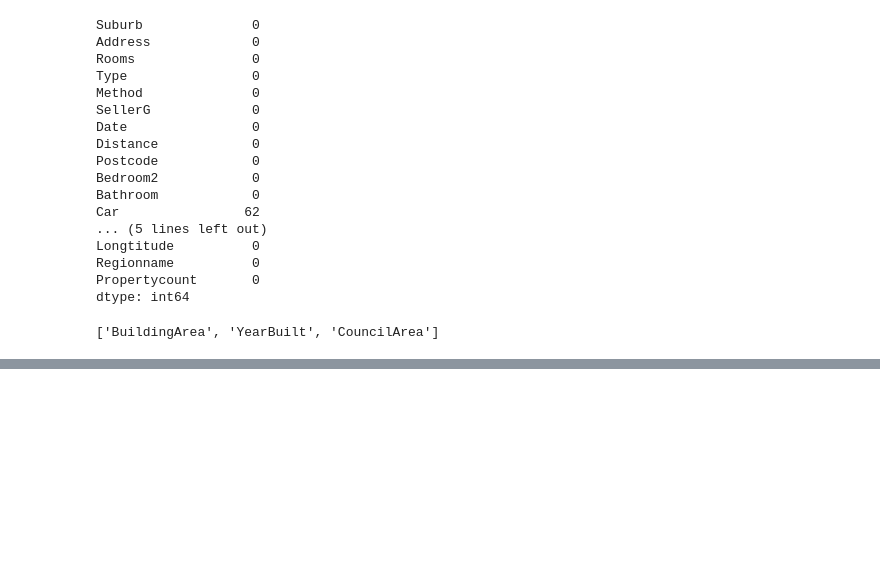
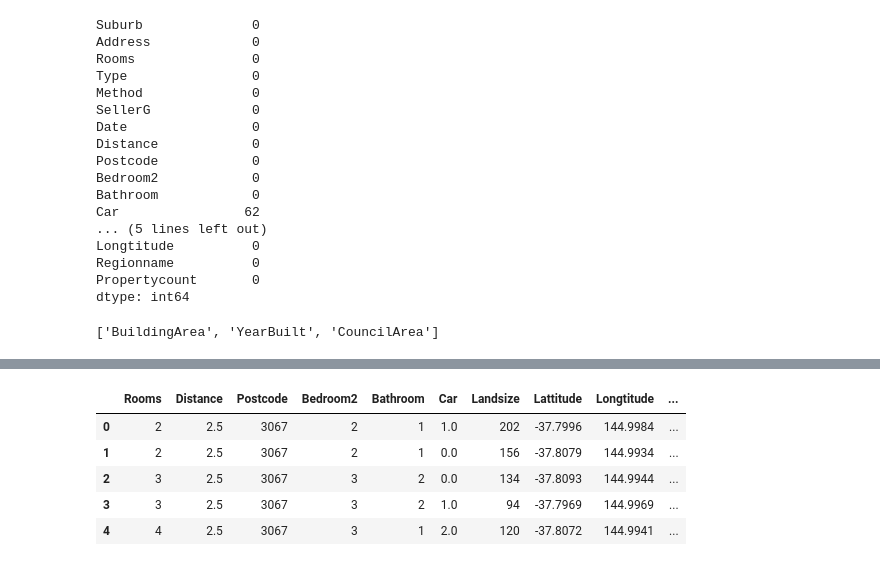
Before and after one commit to georgek2/Decision_Tree, a Jupyter notebook: model_three.ipynb, the cells around one changed output, grey strips where cells are left out. Saved outputs shown, nothing was run; the diff lists cells and outputs as text; code cells hidden in the pictures; blank space fills up the shorter version.

```diff
--- a/model_three.ipynb
+++ b/model_three.ipynb
@@ -49,0 +86,5 @@ them
+# %%
+# Columns with many unique values
+
+bad_cols = ['Suburb', 'Address', 'SellerG', 'Date']
+bad_cols
@@ -49,0 +93,6 @@ them
+# %%
+sub_set = sub_set.drop(bad_cols, axis=1)
+
+# Columns with low cardinality
+
+sub_set.head()
@@ -49,0 +106,11 @@ them
+# %%
+# Now lets label encode the sub_set with the good columns
+
+encoder = LabelEncoder()
+
+encoded_sub = sub_set.copy()
+
+for col in sub_set.columns:
+    encoded_sub[col] = encoder.fit_transform(sub_set[col])
+
+encoded_sub.head()
@@ -50 +137,14 @@ them
+# %%
+# Concat X with the encoded good columns
+
+new_X = pd.concat([new_X, encoded_sub], axis=1)
+
+new_X.head()
+# %% [output]
+|  | Rooms | Distance | Postcode | Bedroom2 | Bathroom | Car | Landsize | Lattitude | Longtitude | ... |
+| 0 | 2 | 2.5 | 3067 | 2 | 1 | 1.0 | 202 | -37.7996 | 144.9984 | ... |
+| 1 | 2 | 2.5 | 3067 | 2 | 1 | 0.0 | 156 | -37.8079 | 144.9934 | ... |
+| 2 | 3 | 2.5 | 3067 | 3 | 2 | 0.0 | 134 | -37.8093 | 144.9944 | ... |
+| 3 | 3 | 2.5 | 3067 | 3 | 2 | 1.0 | 94 | -37.7969 | 144.9969 | ... |
+| 4 | 4 | 2.5 | 3067 | 3 | 1 | 2.0 | 120 | -37.8072 | 144.9941 | ... |
 # %%
```
Also changed, not shown: parts of 16 cells of this notebook.
